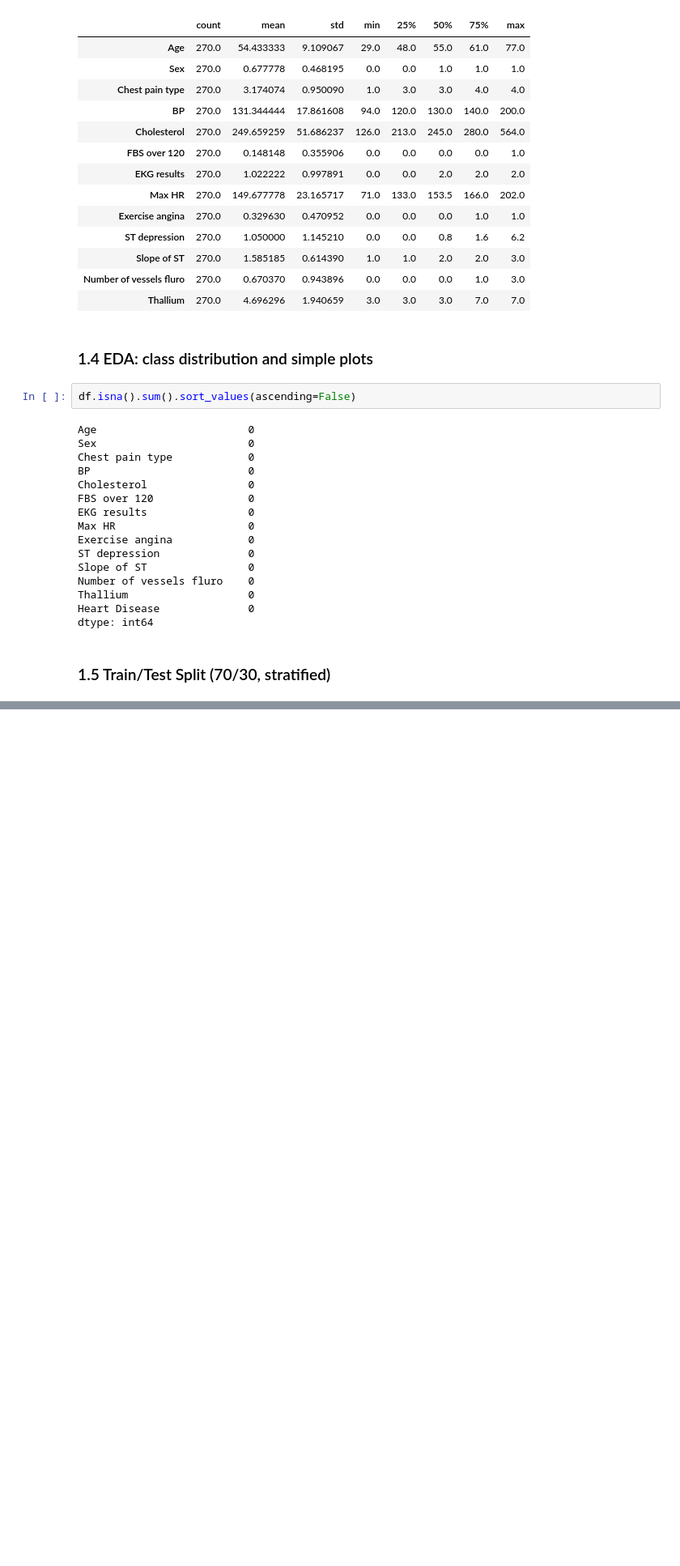
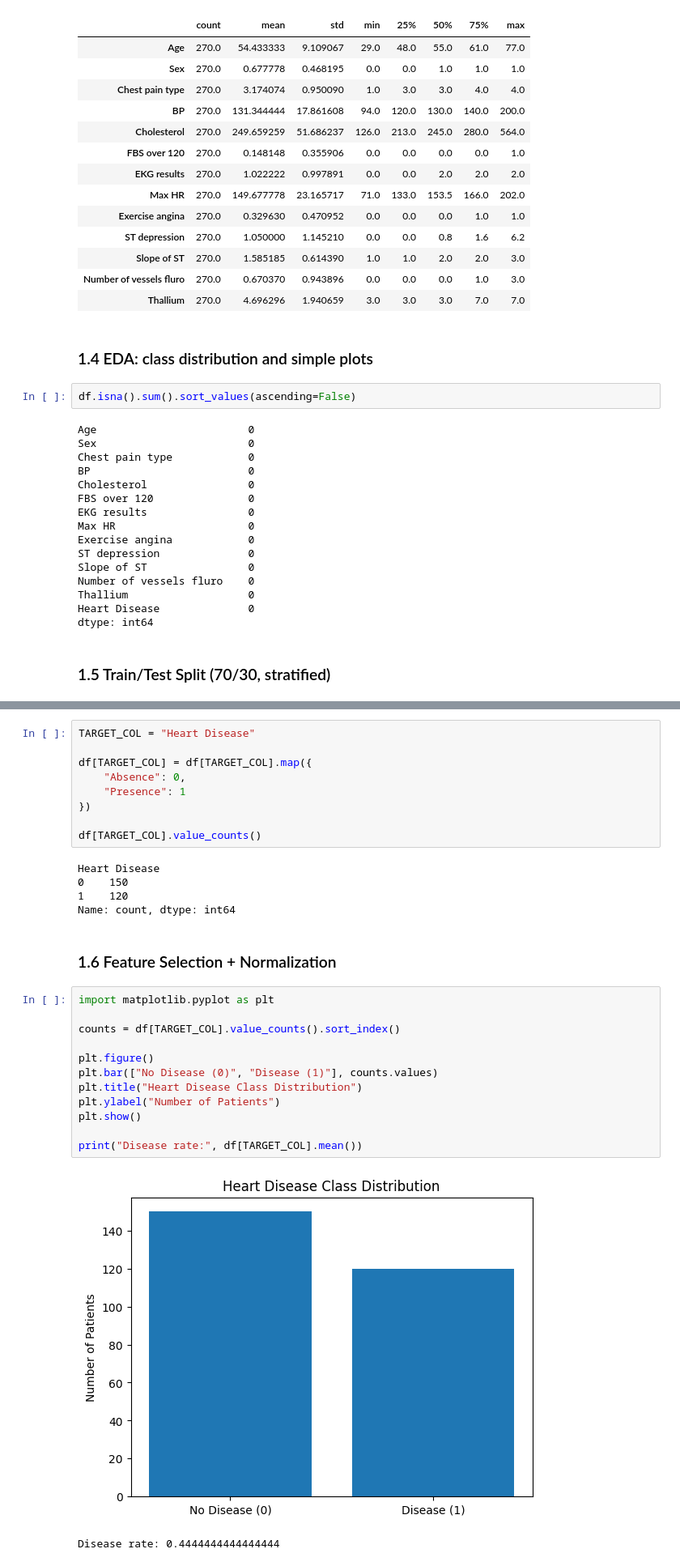
Before and after one commit to Eliza-05/Logistic-Regression, a Jupyter notebook: heart_disease_lr_analysis.ipynb, the cells around one changed output, grey strips where cells are left out. Shown at 81% size. Drawn from its saved outputs; the diff is of its cells as text; blank space fills up the shorter version.

```diff
--- a/heart_disease_lr_analysis.ipynb
+++ b/heart_disease_lr_analysis.ipynb
@@ -112,0 +119,31 @@ KeyError: 'target'
+# %%
+TARGET_COL = "Heart Disease"
+
+df[TARGET_COL] = df[TARGET_COL].map({
+    "Absence": 0,
+    "Presence": 1
+})
+
+df[TARGET_COL].value_counts()
+# %% [output]
+Heart Disease
+0    150
+1    120
+Name: count, dtype: int64
+# %% [markdown]
+### 1.6 Feature Selection + Normalization
+# %%
+import matplotlib.pyplot as plt
+
+counts = df[TARGET_COL].value_counts().sort_index()
+
+plt.figure()
+plt.bar(["No Disease (0)", "Disease (1)"], counts.values)
+plt.title("Heart Disease Class Distribution")
+plt.ylabel("Number of Patients")
+plt.show()
+
+print("Disease rate:", df[TARGET_COL].mean())
+# %% [output]
+[figure, added]
+Disease rate: 0.4444444444444444
```
Also changed, not shown: parts of 2 cells of this notebook.
